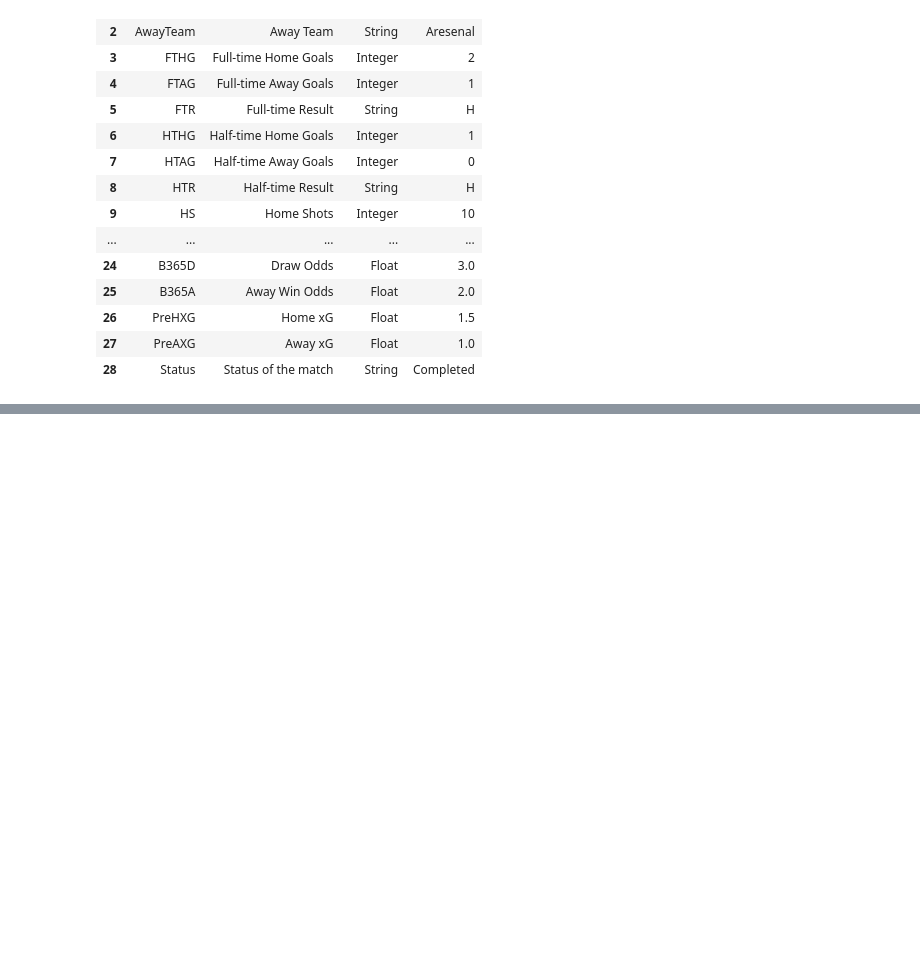
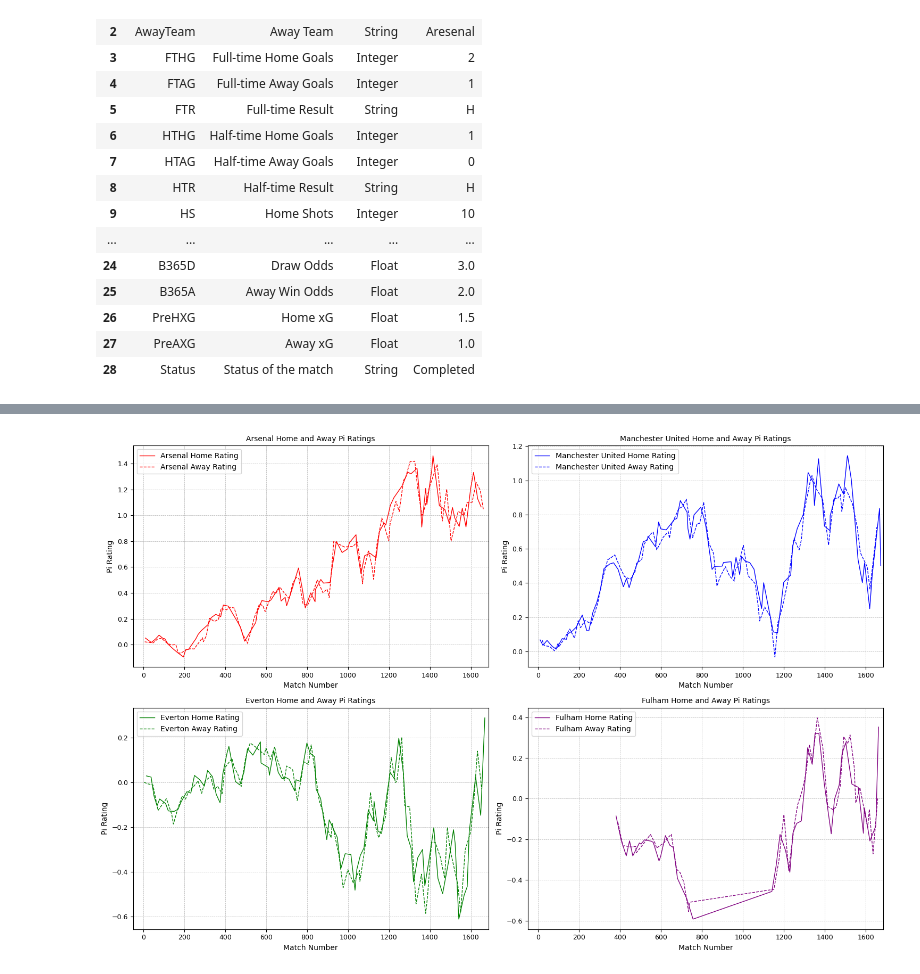
Before and after one commit to hubamatyas/Football-Arbitrage-Value-Betting, a Jupyter notebook: notebooks/data.ipynb, the cells around one changed output, grey strips where cells are left out. Cells and saved outputs as stored; diff of their text form; code cells hidden in the pictures; blank space fills up the shorter version.

Commit message:
Feature engineering plots and sections

```diff
--- a/notebooks/data.ipynb
+++ b/notebooks/data.ipynb
@@ -15,5 +18,5 @@ from data.load_csv import DataLoader
 # %%
 df_past1 = GenerateDataFrame(season=Season.Past1).load()
-# df_past2 = GenerateDataFrame(season=Season.Past2).load()
-# df_past5 = GenerateDataFrame(season=Season.Past5).load()
-# df_past10 = GenerateDataFrame(season=Season.Past10).load()
+df_past2 = GenerateDataFrame(season=Season.Past2).load()
+df_past5 = GenerateDataFrame(season=Season.Past5).load()
+df_past10 = GenerateDataFrame(season=Season.Past10).load()
@@ -188,0 +194,14 @@ plt.show()
+# %%
+feature_params = {
+    Feature.PI_RATINGS.value: True,
+    Feature.PI_PAIRWISE.value: True,
+    Feature.PI_WEIGHTED.value: True
+}
+
+train, test, unique_teams = model.pre_process_data(df_past5)
+X_train = XTrainConstructor(train.X, unique_teams, **feature_params).construct_table()
+
+pi_ratings = X_train[['HT', 'AT', 'HT_HomeRating', 'HT_AwayRating', 'AT_HomeRating', 'AT_AwayRating']]
+pi_pairwise = X_train[['HT', 'AT', 'PWHT_HomeRating', 'PWHT_AwayRating', 'PWAT_HomeRating', 'PWAT_AwayRating']]
+pi_weighted = X_train[['HT', 'AT', 'WPWHT_HomeRating', 'WPWHT_AwayRating', 'WPWAT_HomeRating', 'WPWAT_AwayRating']]
+X_train.tail()
@@ -188,0 +215,31 @@ plt.show()
+# %%
+# Plot Pi-ratings
+teams = ['Arsenal', 'Manchester United', 'Everton', 'Fulham']
+colors = ['red', 'blue', 'green', 'purple']
+
+plt.figure(figsize=(15, 10))
+
+for i, team in enumerate(teams):
+    team_home = pi_ratings.loc[pi_ratings['HT'] == team]
+    team_away = pi_ratings.loc[pi_ratings['AT'] == team]
+
+    # Creating a subplot for each team
+    plt.subplot(2, 2, i+1)
+    plt.plot(team_home['HT_HomeRating'], label=f'{team} Home Rating', color=colors[i], linewidth=1)
+    plt.plot(team_away['AT_HomeRating'], label=f'{team} Away Rating', color=colors[i], linestyle='dashed', linewidth=1)
+
+    plt.legend(fontsize='medium')
+    plt.title(f'{team} Home and Away Pi Ratings', fontsize=10)
+    plt.xlabel('Match Number', fontsize=10)
+    plt.ylabel('Pi Rating', fontsize=10)
+    plt.xticks(fontsize=9)
+    plt.yticks(fontsize=9)
+    plt.xlim(-50, len(df_past5))
+    plt.grid(True, which='both', linestyle='--', linewidth=0.5)
+
+
+plt.tight_layout()
+plt.savefig('fb_pi_2x2.pdf')
+plt.show()
+# %% [output]
+[figure, added]
```
Also changed, not shown: parts of 12 cells of this notebook.
